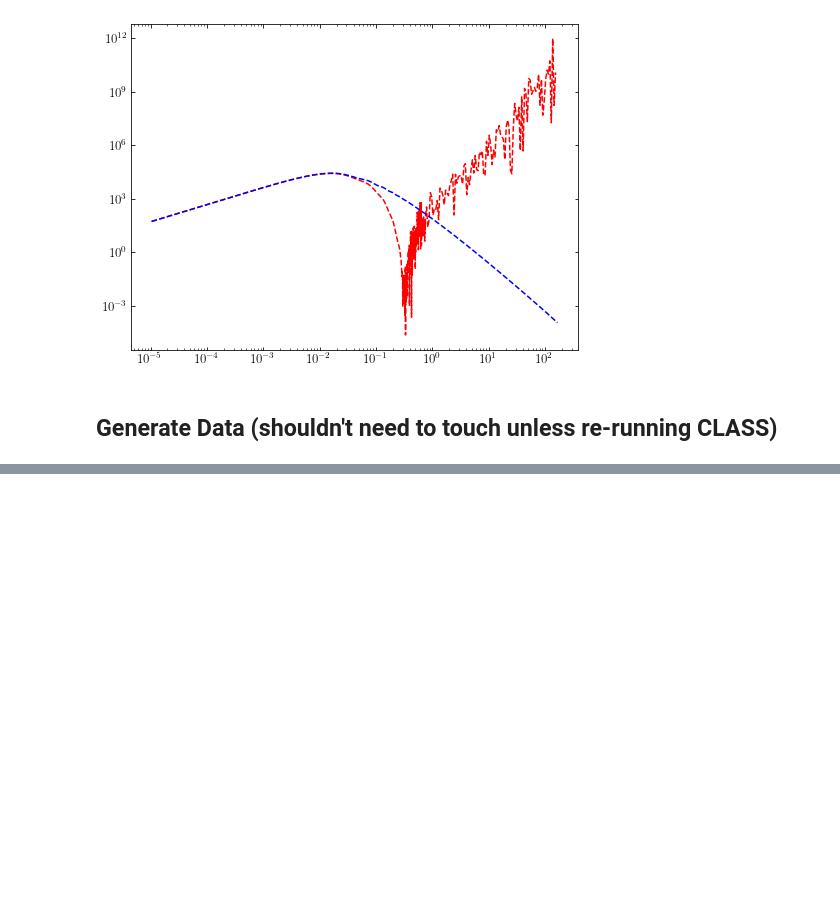
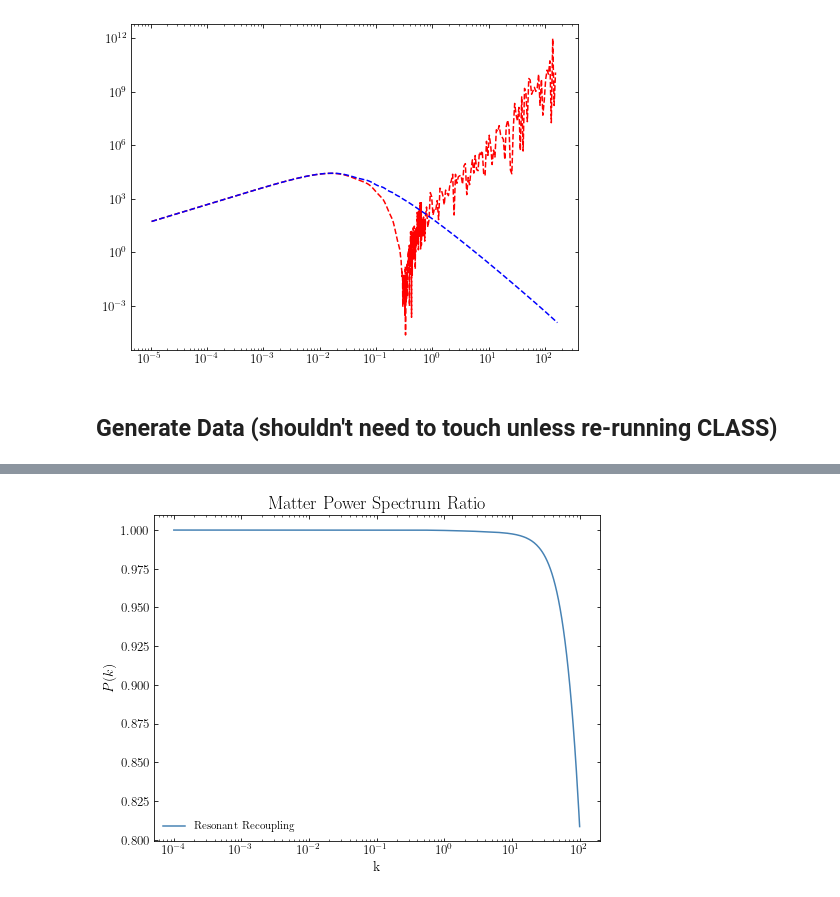
Before and after one commit to NolanSmyth/class_recoupling, a Jupyter notebook: res_recoupling.ipynb, the cells around one changed output, grey strips where cells are left out. Saved outputs shown, nothing was run; the diff lists cells and outputs as text; code cells hidden in the pictures; blank space fills up the shorter version.

```diff
--- a/res_recoupling.ipynb
+++ b/res_recoupling.ipynb
@@ -292,3 +291,15 @@ plt.show()
+# %%
+plt.plot(kk, np.array(resPk)/np.array(noRecPk), label='Resonant Recoupling')
+plt.yscale('Linear')
+plt.xscale('log')
+plt.xlabel('k')
+plt.ylabel('$P(k)$')
+plt.title('Matter Power Spectrum Ratio')
+# plt.xlim(1,1e2)
+plt.legend()
+plt.show()
+# %% [output]
+[figure, added]
 # %%
 zs_res = cos.get_thermodynamics()['z']
 dmus_res = cos.get_thermodynamics()['dmu_idm_dr']
```
Also changed, not shown: parts of 5 cells of this notebook, 1 other file.
